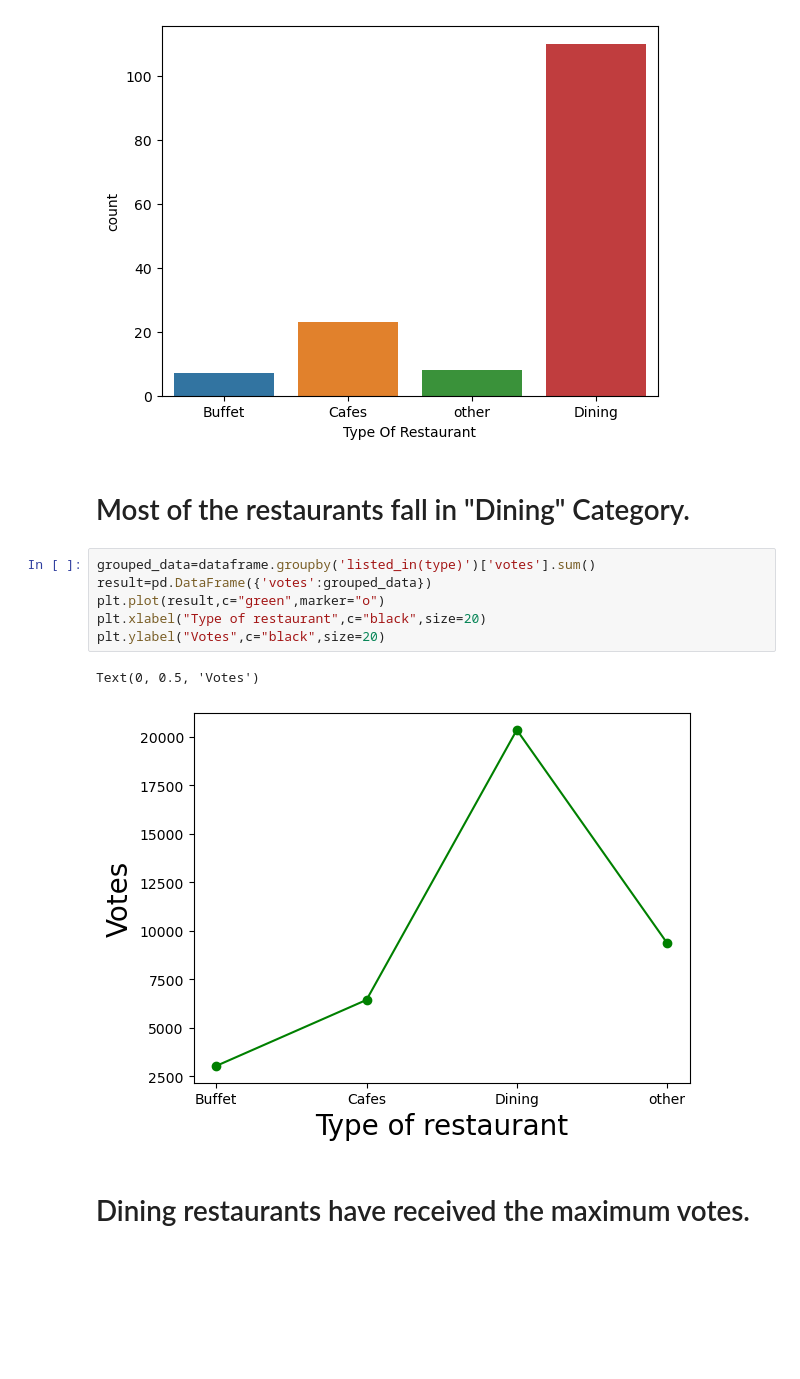
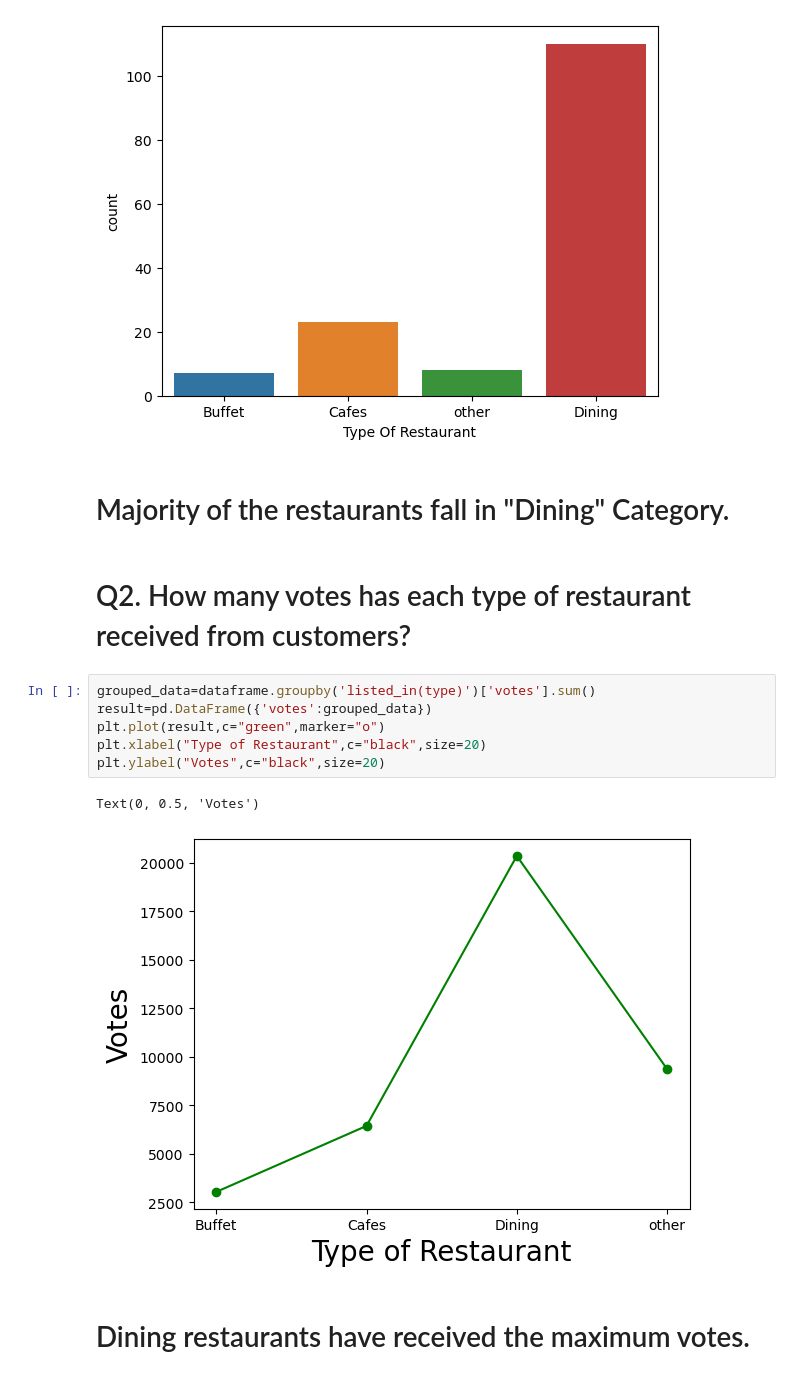
Before and after one commit to SVNjl/Zomato-Data-Analysis-Project, a Jupyter notebook: Zomato Project.ipynb, the cells around one changed output. Drawn from its saved outputs; the diff is of its cells as text; blank space fills up the shorter version.

```diff
--- a/Zomato Project.ipynb
+++ b/Zomato Project.ipynb
@@ -90,15 +90,17 @@ plt.xlabel("Type Of Restaurant")
 Text(0.5, 0, 'Type Of Restaurant')
 [figure]
 # %% [markdown]
-# Most of the restaurants fall in "Dining" Category.
+# Majority of the restaurants fall in "Dining" Category.
+# %% [markdown]
+# Q2. How many votes has each type of restaurant received from customers?
 # %%
 grouped_data=dataframe.groupby('listed_in(type)')['votes'].sum()
 result=pd.DataFrame({'votes':grouped_data})
 plt.plot(result,c="green",marker="o")
-plt.xlabel("Type of restaurant",c="black",size=20)
+plt.xlabel("Type of Restaurant",c="black",size=20)
 plt.ylabel("Votes",c="black",size=20)
 # %% [output]
 Text(0, 0.5, 'Votes')
-[figure, old version]
+[figure, new version]
 # %% [markdown]
 # Dining restaurants have received the maximum votes.
```
Also changed, not shown: parts of 12 cells of this notebook, 1 other file.
